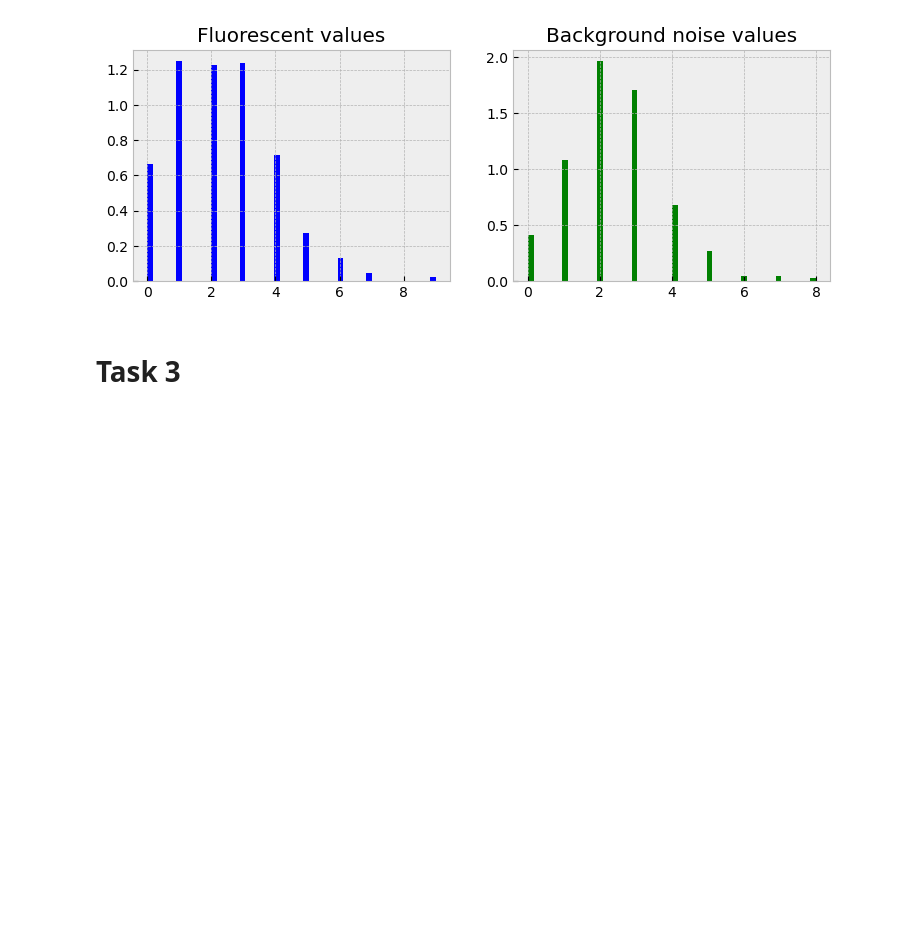
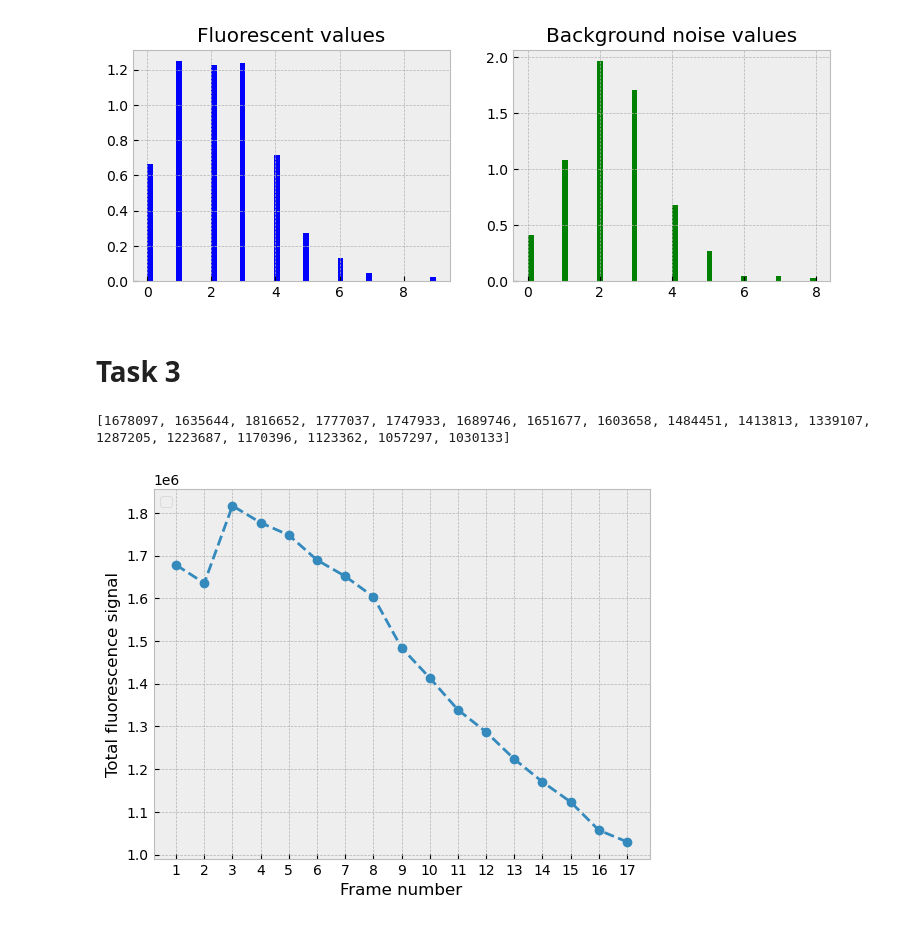
Before and after one commit to SPS-SP2273/learning-portfolio-2024-aug-immunoglobulinaustin, a Jupyter notebook: application_challenge/a_picture_worth_thousands_of_data_points/a_picture_worth_thousands_of_data_points.ipynb, the cells around one changed output. Drawn from its saved outputs; the diff is of its cells as text; code cells hidden in the pictures; blank space fills up the shorter version.

```diff
--- a/application_challenge/a_picture_worth_thousands_of_data_points/a_picture_worth_thousands_of_data_points.ipynb
+++ b/application_challenge/a_picture_worth_thousands_of_data_points/a_picture_worth_thousands_of_data_points.ipynb
@@ -48,11 +48,32 @@ Text(0.5, 1.0, 'Background noise values')
 # %% [markdown]
 # Task 3
 # %%
-#no_of_img_data = len()
+total_fluorescence = [] #empty list for the loop to add in everytime it reiterates
 
+for i in range(1, 18): #since the file is named 01 - 17, use range(). But, cannot factor in the leading zero of single numbers.
+    img = io.imread(f'golgi-movie_robert_frame_{i:02}_gray.jpg') #0 refers to adding leading zeros if needed, and 2 specifies the minimum character in the number which is 2
+    total_fluorescence.append(img.sum()) #since the graph Y axis uses total fluorescence signal, sum is most appropriate. After it calculates the sum, add it to total_fluorescence list
 
-# for i in range(1,18): #helps to reiterate through all the files
-#     print(f'golgi-movie_robert_frame_{i}_gray.jpg') #try to find a solution similar to this
-
-for i in range (1, 18):
-    img = io.imread(f'golgi-movie_robert_frame{i}_gray.jpg')
+# print(total_fluorescence) #sanitary check to see if my function and array works
+# %% [output]
+[1678097, 1635644, 1816652, 1777037, 1747933, 1689746, 1651677, 1603658, 1484451, 1413813, 1339107, 1287205, 1223687, 1170396, 1123362, 1057297, 1030133]
+# %%
+x = range(1,18)
+y = total_fluorescence
+
+#plotting segment
+plt.plot(x, y, linestyle = 'dashed', marker = 'o') #marker is the data point marked as circle.
+
+#labels
+plt.xticks(x) #this makes it show every tick in X axis
+plt.xlabel('Frame number')
+plt.ylabel('Total fluorescence signal')
+
+#aesthetics
+plt.grid(alpha = 1)
+
+
+
+plt.show()
+# %% [output]
+[figure, added]
```
